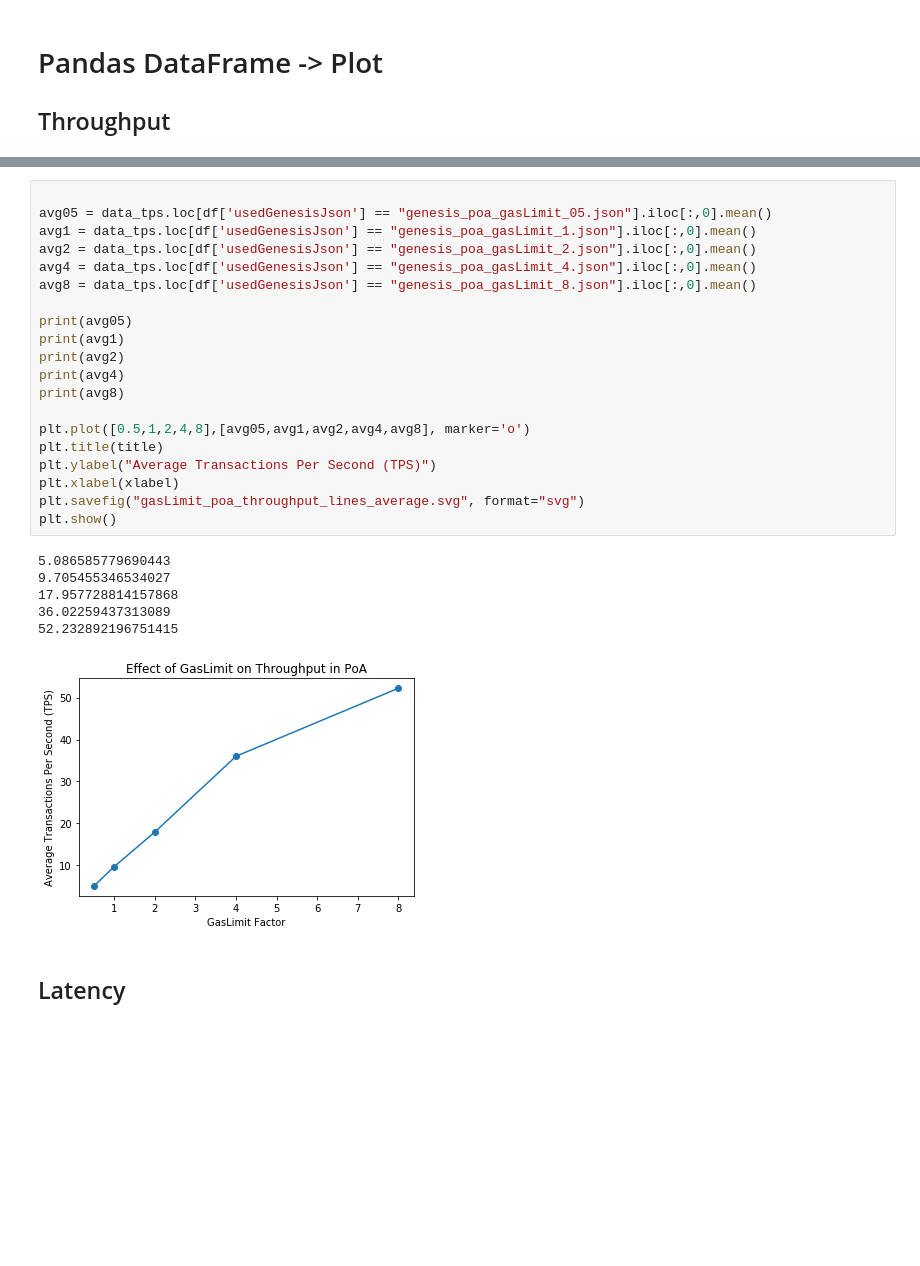
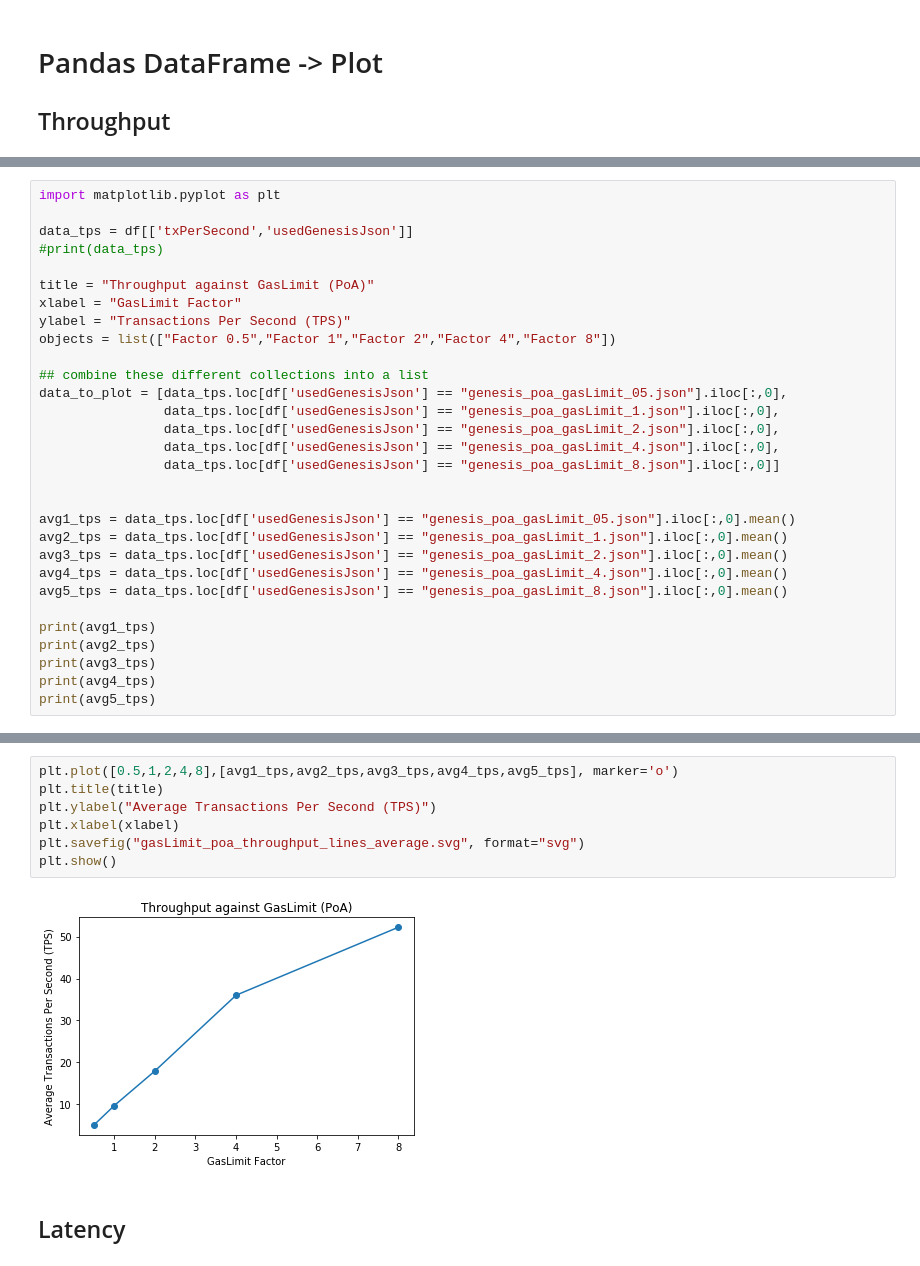
Before and after one commit to markusschaeffer/diploma-thesis, a Jupyter notebook: scripts/py/poa_gasLimit/poa_gasLimit.ipynb, the cells around one changed output, grey strips where cells are left out. Cells and saved outputs as stored; diff of their text form; blank space fills up the shorter version.

```diff
--- a/scripts/py/poa_gasLimit/poa_gasLimit.ipynb
+++ b/scripts/py/poa_gasLimit/poa_gasLimit.ipynb
@@ -46,0 +32,30 @@ ylabel = "Transactions Per Second (TPS)"
+# %%
+import matplotlib.pyplot as plt
+
+data_tps = df[['txPerSecond','usedGenesisJson']]
+#print(data_tps)
+
+title = "Throughput against GasLimit (PoA)"
+xlabel = "GasLimit Factor"
+ylabel = "Transactions Per Second (TPS)"
+objects = list(["Factor 0.5","Factor 1","Factor 2","Factor 4","Factor 8"])
+
+## combine these different collections into a list
+data_to_plot = [data_tps.loc[df['usedGenesisJson'] == "genesis_poa_gasLimit_05.json"].iloc[:,0],
+                data_tps.loc[df['usedGenesisJson'] == "genesis_poa_gasLimit_1.json"].iloc[:,0],
+                data_tps.loc[df['usedGenesisJson'] == "genesis_poa_gasLimit_2.json"].iloc[:,0],
+                data_tps.loc[df['usedGenesisJson'] == "genesis_poa_gasLimit_4.json"].iloc[:,0],
+                data_tps.loc[df['usedGenesisJson'] == "genesis_poa_gasLimit_8.json"].iloc[:,0]]
+
+
+avg1_tps = data_tps.loc[df['usedGenesisJson'] == "genesis_poa_gasLimit_05.json"].iloc[:,0].mean()
+avg2_tps = data_tps.loc[df['usedGenesisJson'] == "genesis_poa_gasLimit_1.json"].iloc[:,0].mean()
+avg3_tps = data_tps.loc[df['usedGenesisJson'] == "genesis_poa_gasLimit_2.json"].iloc[:,0].mean()
+avg4_tps = data_tps.loc[df['usedGenesisJson'] == "genesis_poa_gasLimit_4.json"].iloc[:,0].mean()
+avg5_tps = data_tps.loc[df['usedGenesisJson'] == "genesis_poa_gasLimit_8.json"].iloc[:,0].mean()
+
+print(avg1_tps)
+print(avg2_tps)
+print(avg3_tps)
+print(avg4_tps)
+print(avg5_tps)
@@ -70,29 +83,11 @@ fig.savefig("gasLimit_poa_throughput_boxplot.svg", format="svg")
 # %%
-
-avg05 = data_tps.loc[df['usedGenesisJson'] == "genesis_poa_gasLimit_05.json"].iloc[:,0].mean()
-avg1 = data_tps.loc[df['usedGenesisJson'] == "genesis_poa_gasLimit_1.json"].iloc[:,0].mean()
-avg2 = data_tps.loc[df['usedGenesisJson'] == "genesis_poa_gasLimit_2.json"].iloc[:,0].mean()
-avg4 = data_tps.loc[df['usedGenesisJson'] == "genesis_poa_gasLimit_4.json"].iloc[:,0].mean()
-avg8 = data_tps.loc[df['usedGenesisJson'] == "genesis_poa_gasLimit_8.json"].iloc[:,0].mean()
-
-print(avg05)
-print(avg1)
-print(avg2)
-print(avg4)
-print(avg8)
-
-plt.plot([0.5,1,2,4,8],[avg05,avg1,avg2,avg4,avg8], marker='o')
+plt.plot([0.5,1,2,4,8],[avg1_tps,avg2_tps,avg3_tps,avg4_tps,avg5_tps], marker='o')
 plt.title(title)
 plt.ylabel("Average Transactions Per Second (TPS)")
 plt.xlabel(xlabel)
 plt.savefig("gasLimit_poa_throughput_lines_average.svg", format="svg")
 plt.show()
 # %% [output]
-5.086585779690443
-9.705455346534027
-17.957728814157868
-36.02259437313089
-52.232892196751415
-[figure, old version]
+[figure, new version]
 # %% [markdown]
 ## Latency
```
Also changed, not shown: parts of 14 cells of this notebook, 43 other files.
